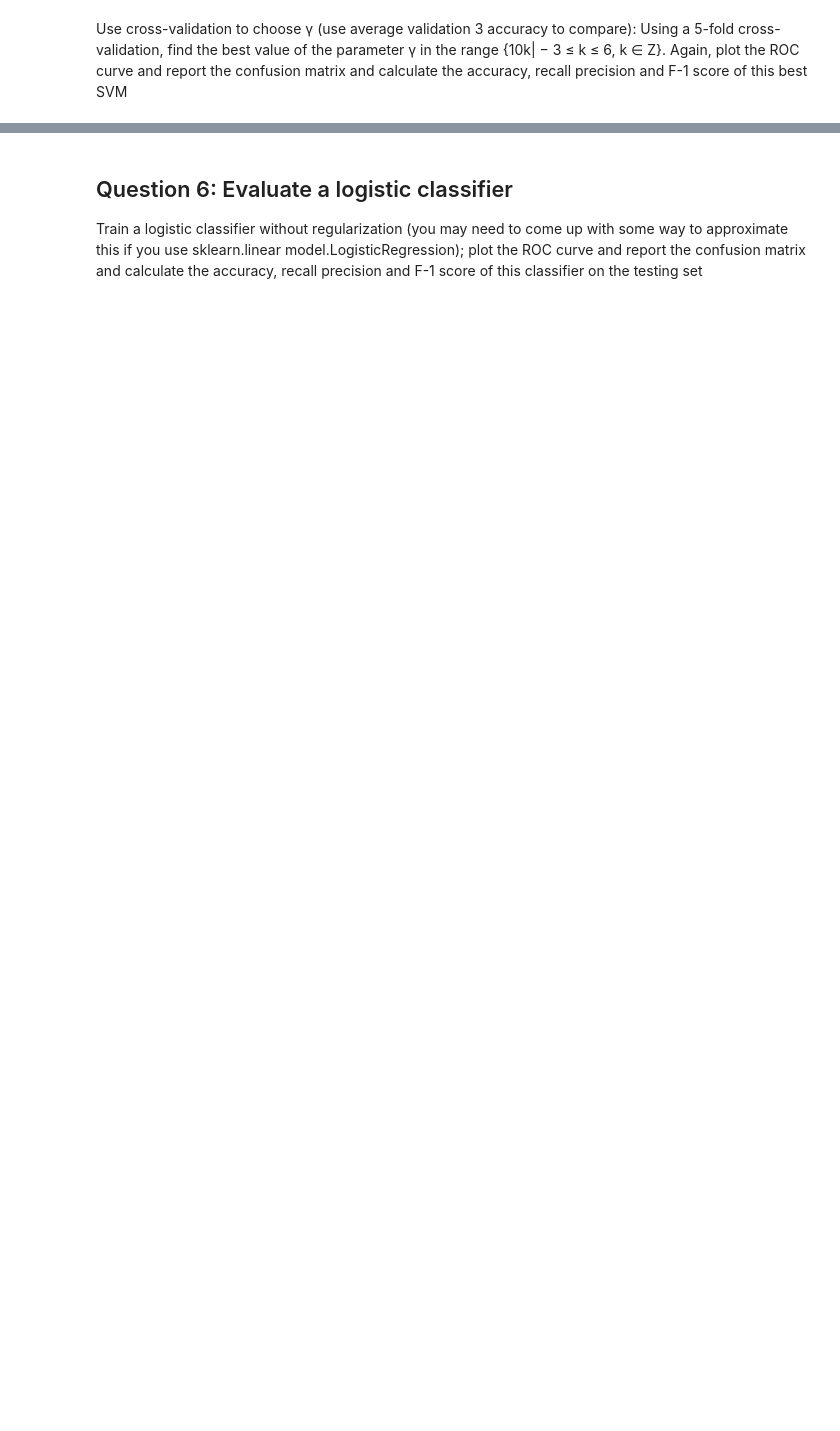
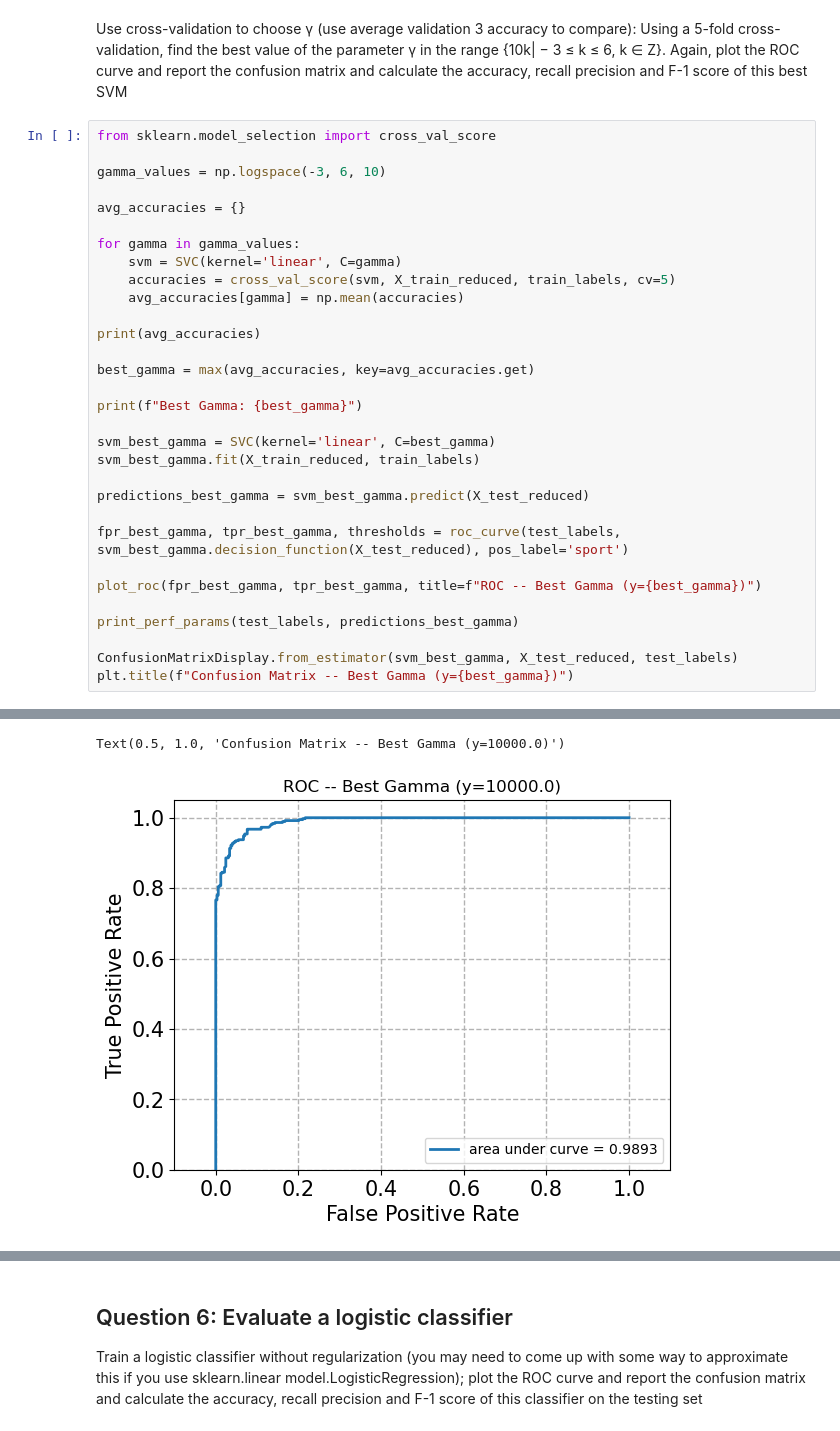
Before and after one commit to lauren123cat/UCLA-ECE219-W25, a Jupyter notebook: project1/project1_report.ipynb, the cells around one changed output, grey strips where cells are left out. Saved outputs shown, nothing was run; the diff lists cells and outputs as text; blank space fills up the shorter version.

```diff
--- a/project1/project1_report.ipynb
+++ b/project1/project1_report.ipynb
@@ -310,2 +483,34 @@ confusion matrix.
 # %% [markdown]
 Use cross-validation to choose γ (use average validation 3 accuracy to compare): Using a 5-fold cross-validation, find the best value of the parameter γ in the range {10k| − 3 ≤ k ≤ 6, k ∈ Z}. Again, plot the ROC curve and report the confusion matrix and calculate the accuracy, recall precision and F-1 score of this best SVM
+# %%
+from sklearn.model_selection import cross_val_score
+
+gamma_values = np.logspace(-3, 6, 10)
+
+avg_accuracies = {}
+
+for gamma in gamma_values:
+    svm = SVC(kernel='linear', C=gamma)
+    accuracies = cross_val_score(svm, X_train_reduced, train_labels, cv=5)
+    avg_accuracies[gamma] = np.mean(accuracies)
+
+print(avg_accuracies)
+
+best_gamma = max(avg_accuracies, key=avg_accuracies.get)
+
+print(f"Best Gamma: {best_gamma}")
+
+svm_best_gamma = SVC(kernel='linear', C=best_gamma)
+svm_best_gamma.fit(X_train_reduced, train_labels)
+
+predictions_best_gamma = svm_best_gamma.predict(X_test_reduced)
+
+fpr_best_gamma, tpr_best_gamma, thresholds = roc_curve(test_labels, svm_best_gamma.decision_function(X_test_reduced), pos_label='sport')
+
+plot_roc(fpr_best_gamma, tpr_best_gamma, title=f"ROC -- Best Gamma (y={best_gamma})")
+
+print_perf_params(test_labels, predictions_best_gamma)
+
+ConfusionMatrixDisplay.from_estimator(svm_best_gamma, X_test_reduced, test_labels)
+plt.title(f"Confusion Matrix -- Best Gamma (y={best_gamma})")
+# %% [output]
@@ -311,0 +523,2 @@ Use cross-validation to choose γ (use average validation 3 accuracy to compare)
+Text(0.5, 1.0, 'Confusion Matrix -- Best Gamma (y=10000.0)')
+[figure, added]
```
Also changed, not shown: parts of 15 cells of this notebook.
